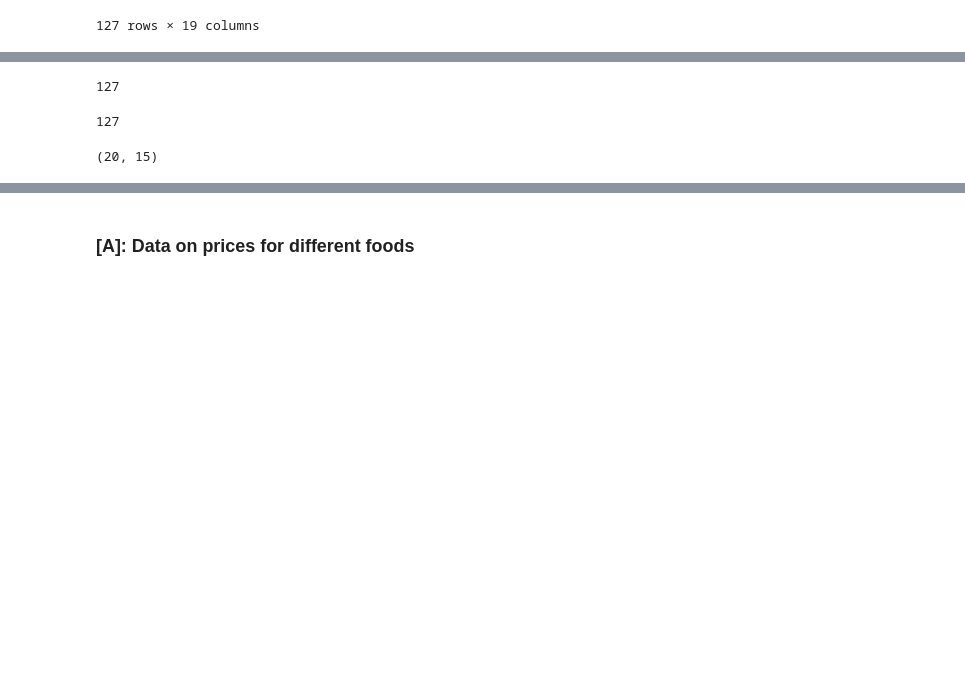
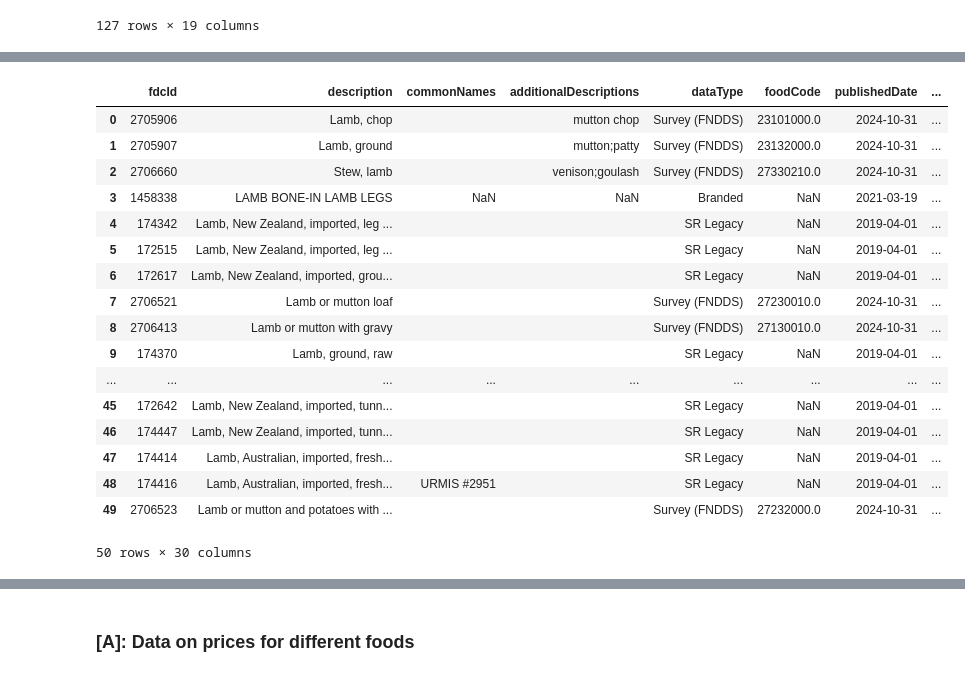
Before and after one commit to reilyfairchild/EEP-153-Proj-02, a Jupyter notebook: Project_2_Code.ipynb, the cells around one changed output, grey strips where cells are left out. Drawn from its saved outputs; the diff is of its cells as text; code cells hidden in the pictures; blank space fills up the shorter version.

```diff
--- a/Project_2_Code.ipynb
+++ b/Project_2_Code.ipynb
@@ -238,12 +295,32 @@ fd
 # %%
-display(len(fdc_ids))  # Append the result to the list
-display(len(fdc_names))
-# Add the FDC IDs as a new column in the DataFrame
-display(df.shape)
+#foods where the fdc query failed and will do it by hand
+
+
+fdc.search(apikey, 'lamb bone')  # Search for the food item
+
+
+#fdc_id = int(result.loc[0]['fdcId'])  # Extract FDC ID from the first match
+#fdc_name = result.loc[0]['description']
+#fd2
 # %% [output]
+|  | fdcId | description | commonNames | additionalDescriptions | dataType | foodCode | publishedDate | ... |
+| 0 | 2705906 | Lamb, chop |  | mutton chop | Survey (FNDDS) | 23101000.0 | 2024-10-31 | ... |
+| 1 | 2705907 | Lamb, ground |  | mutton;patty | Survey (FNDDS) | 23132000.0 | 2024-10-31 | ... |
+| 2 | 2706660 | Stew, lamb |  | venison;goulash | Survey (FNDDS) | 27330210.0 | 2024-10-31 | ... |
+| 3 | 1458338 | LAMB BONE-IN LAMB LEGS | NaN | NaN | Branded | NaN | 2021-03-19 | ... |
+| 4 | 174342 | Lamb, New Zealand, imported, leg ... |  |  | SR Legacy | NaN | 2019-04-01 | ... |
+| 5 | 172515 | Lamb, New Zealand, imported, leg ... |  |  | SR Legacy | NaN | 2019-04-01 | ... |
+| 6 | 172617 | Lamb, New Zealand, imported, grou... |  |  | SR Legacy | NaN | 2019-04-01 | ... |
+| 7 | 2706521 | Lamb or mutton loaf |  |  | Survey (FNDDS) | 27230010.0 | 2024-10-31 | ... |
+| 8 | 2706413 | Lamb or mutton with gravy |  |  | Survey (FNDDS) | 27130010.0 | 2024-10-31 | ... |
+| 9 | 174370 | Lamb, ground, raw |  |  | SR Legacy | NaN | 2019-04-01 | ... |
+| ... | ... | ... | ... | ... | ... | ... | ... | ... |
+| 45 | 172642 | Lamb, New Zealand, imported, tunn... |  |  | SR Legacy | NaN | 2019-04-01 | ... |
+| 46 | 174447 | Lamb, New Zealand, imported, tunn... |  |  | SR Legacy | NaN | 2019-04-01 | ... |
+| 47 | 174414 | Lamb, Australian, imported, fresh... |  |  | SR Legacy | NaN | 2019-04-01 | ... |
+| 48 | 174416 | Lamb, Australian, imported, fresh... | URMIS #2951 |  | SR Legacy | NaN | 2019-04-01 | ... |
+| 49 | 2706523 | Lamb or mutton and potatoes with ... |  |  | Survey (FNDDS) | 27232000.0 | 2024-10-31 | ... |
-127
+50 rows × 30 columns
-127
-(20, 15)
 # %%
 #Building A
 import warnings
```
Also changed, not shown: parts of 4 cells of this notebook.
